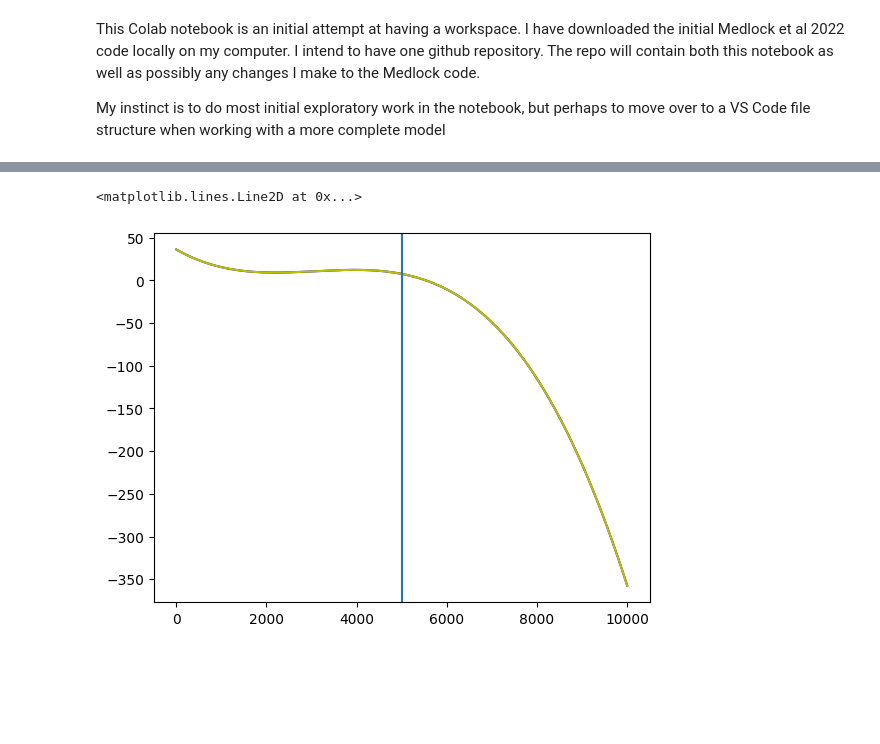
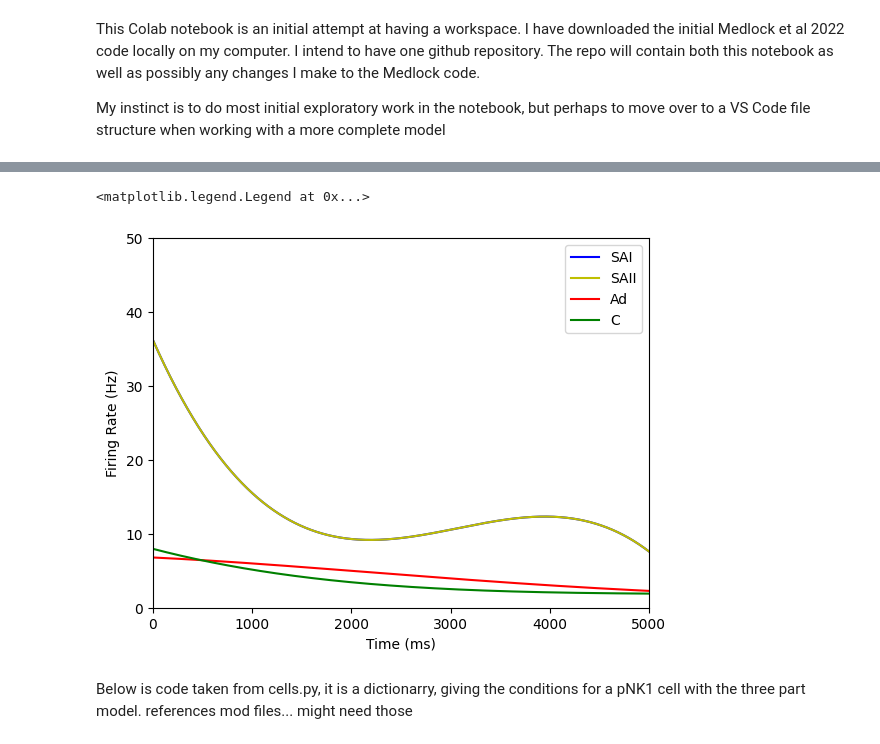
Before and after one commit to fionastern28/comp-neuro, a Jupyter notebook: SDH_modeling_summer2026.ipynb, the cells around one changed output, grey strips where cells are left out. Cells and saved outputs as stored; diff of their text form; code cells hidden in the pictures; blank space fills up the shorter version.

```diff
--- a/SDH_modeling_summer2026.ipynb
+++ b/SDH_modeling_summer2026.ipynb
@@ -38,17 +115,53 @@ def rate_SAII():
             rate.append(freq_SAII)
 
     return rate, t
+
+#returns rate of Ad firing, plugged in 0.25 for cfg.stim_ratios
+def rate_Ad():
+    t = [ x for x in np.arange(0, 10001, 1) ]
+
+    rate = []
+
+    for i, key in enumerate(t):
+        if i < len(t):
+            freq_Ad = ( -7.265297e-15 * key ** 4 + 1.573831e-10 * key ** 3 - 8.201529e-7 * key ** 2 - 0.002539930 * key + 27.18412 ) * 0.25
+            rate.append(freq_Ad)
+
+    return rate, t
+
+#returns rate of C firing, plugged in 0.25 for cfg.stim_ratios
+def rate_C():
+    t = [ x for x in np.arange(0, 10001, 1) ]
+
+    rate  = []
+
+    for i, key in enumerate(t):
+        if i < len(t):
+            freq_C = (  9.630390e-15 * key ** 4 - 2.844577e-10 * key ** 3 + 3.012887e-6 * key ** 2 - 0.01400381 * key + 31.86546 ) * 0.25
+            rate.append(freq_C)
+
+    return rate, t
 # %%
-# plots rates for type i and ii AB firing
 ratesSAI, timeSAI = rate_SAI()
 ratesSAII, timeSAII = rate_SAII()
+ratesAd, timeAd = rate_Ad()
+ratesC, timeC = rate_C()
+
+# plots the rates of each type of fiber
 plt.plot(timeSAI, ratesSAI, label = "SAI", color = 'b')
 plt.plot(timeSAII, ratesSAII, label = "SAII", color = 'y')
+plt.plot(timeAd, ratesAd, label = "Ad", color = 'r')
+plt.plot(timeC, ratesC, label = "C", color = 'g')
+plt.xlabel("Time (ms)")
+plt.ylabel("Firing Rate (Hz)")
 
-#adds verticle line to show window of relevance to model
-plt.axvline(5000)
+#limits to first 5 seconds (which is all that is relevant to model)
+plt.axis([0, 5000, 0,50])
+plt.legend()
 
 #can see that both follow the same trajectory
 # %% [output]
-<matplotlib.lines.Line2D at 0x...>
+<matplotlib.legend.Legend at 0x...>
-[figure, old version]
+[figure, new version]
+# %% [markdown]
+Below is code taken from cells.py, it is a dictionarry, giving the conditions for a pNK1 cell with the three part model.  references mod files... might need those
```
Also changed, not shown: parts of 9 cells of this notebook.
